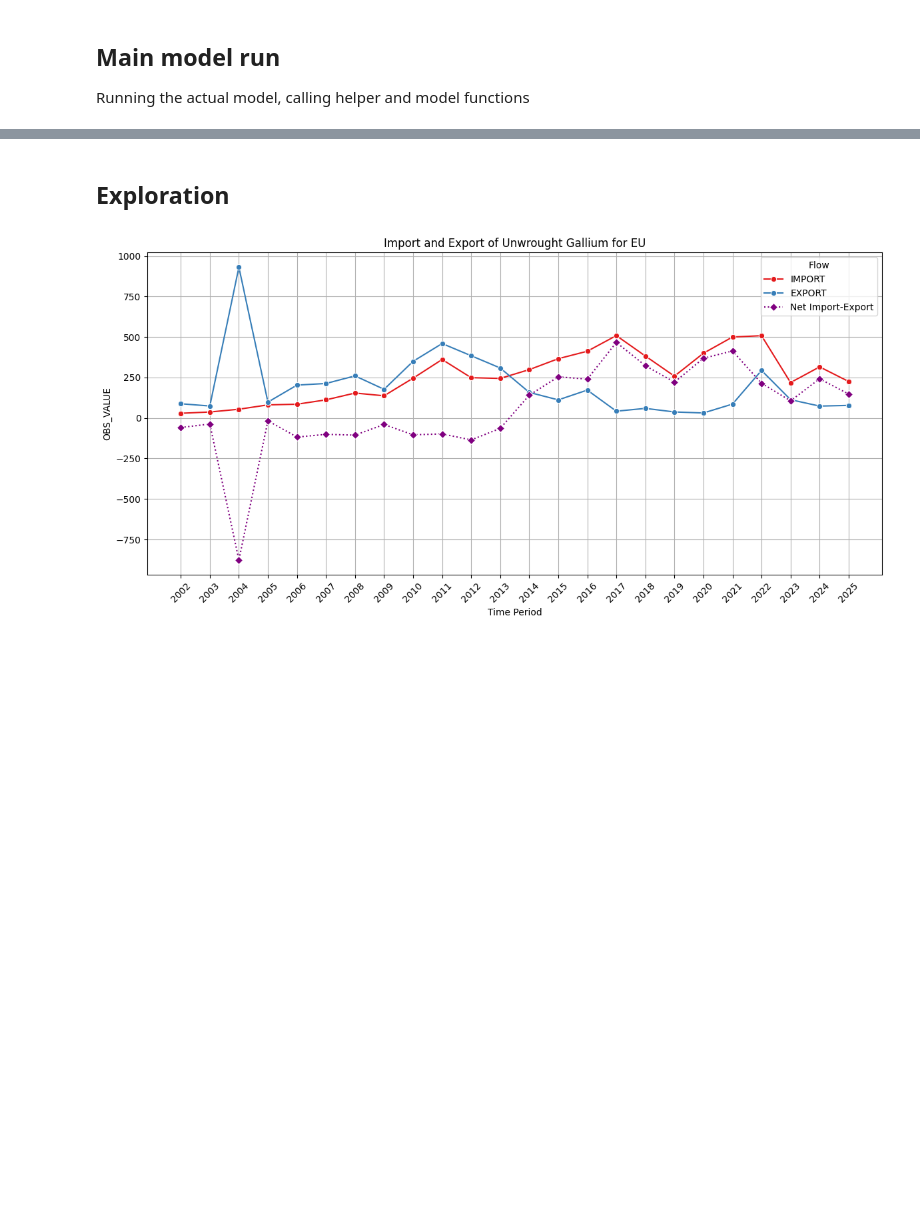
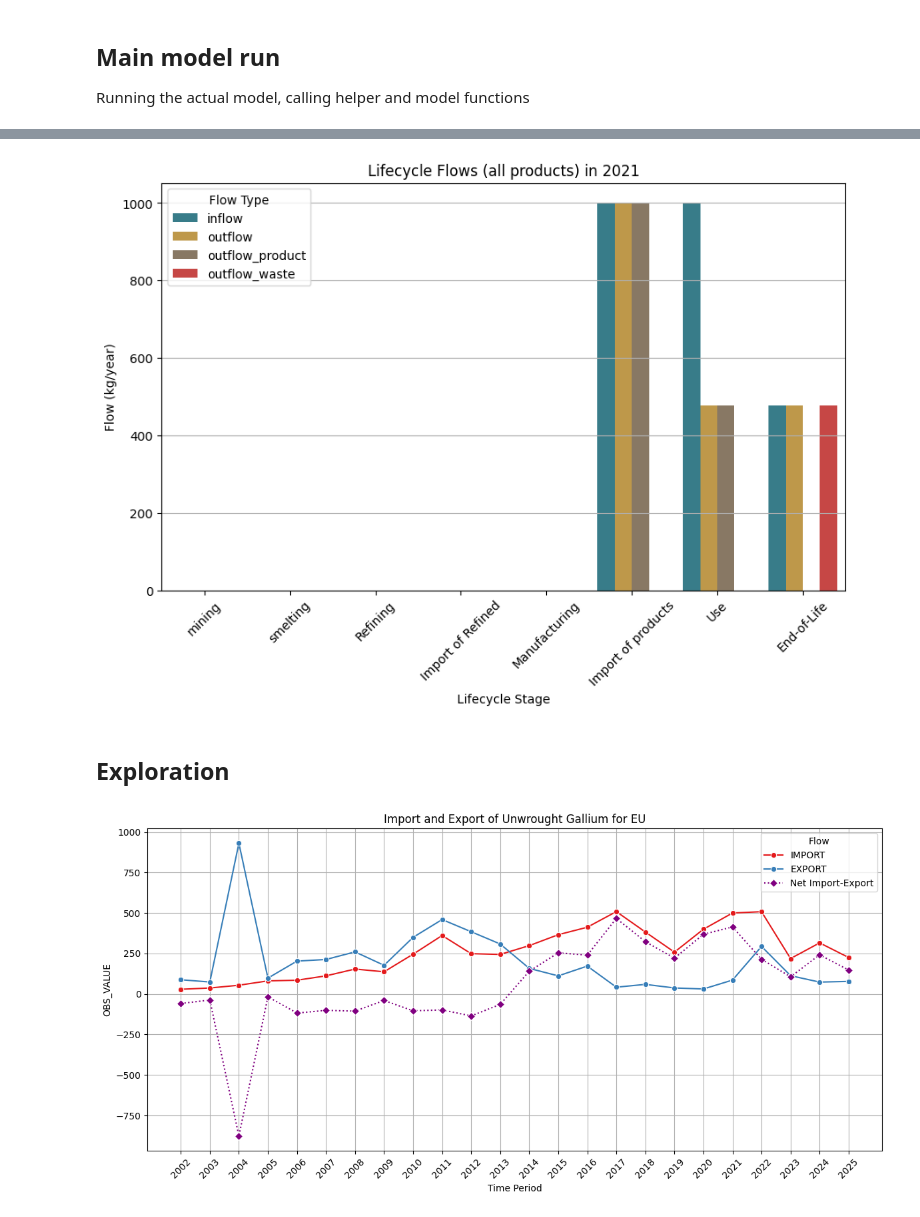
Before and after one commit to Rud-X/IE_MFA_2526_FinalAssignment_Gallium, a Jupyter notebook: Rud_Gallium_MFA_3.ipynb, the cells around one changed output, grey strips where cells are left out. Cells and saved outputs as stored; diff of their text form; code cells hidden in the pictures; blank space fills up the shorter version.

Commit message:
Add new stock-driven approach

```diff
--- a/Rud_Gallium_MFA_3.ipynb
+++ b/Rud_Gallium_MFA_3.ipynb
@@ -43,7 +43,7 @@ eurostat_df = comext_df[selected_columns].copy()
 ### Transform: EUROSTAT COMEXT data
 # %%
 # TEMP: Filter out "product" starting with 87
-eurostat_df = eurostat_df[~eurostat_df["product"].astype(str).str.startswith("87")]
+# eurostat_df = eurostat_df[~eurostat_df["product"].astype(str).str.startswith("87")]
 
 # Display unique values for product and corresponding PRODUCT as dictionary
 product_dict = dict(zip(eurostat_df["product"], eurostat_df["PRODUCT"]))
@@ -1646,3 +1768,31 @@ Import split (fraction of total use-phase inflow that is imported):
+# %%
+# Scenario parameters (each a scalar OR a per-year pd.Series)
+# Knob 1: fraction of Manufacturing's inflow that is imported refined gallium.
+#         Default 1.0 => no EU mining.
+raw_import_fraction = 1.0
+# Knob 2: fraction of Use's inflow that is imported finished products, per product.
+#         Default (None) => 1.0 (all imported, since the inflow is import data).
+#         {product: scalar_or_series} to override for domestic-production scenarios.
+product_import_override = None
+# Knob 3: future development of each product's use-phase stock.
+#         Empty dict => the default 50% -> 100% (2020-2050) s-curve in
+#         apply_BAU_stock_scenario; pass keys to override its parameters.
+bau_stock_scenario = None
+
+detailed_print = False
+
+# Run the main MFA with the specified scenario parameters
+run_main_MFA(
+    eurostat_df=eurostat_df,
+    product_info=product_info,
+    detailed_print=detailed_print,
+    lifecycle_stages_names=lifecycle_stages_names,
+    scenario_1_raw_import_fraction=raw_import_fraction,
+    scenario_2_product_import_override=product_import_override,
+    scenario_3_bau_stock_scenario=bau_stock_scenario,
+)
+# %% [output]
+[figure, added]
 # %% [markdown]
 ## Exploration
 # %%
```
Also changed, not shown: parts of 12 cells of this notebook.
